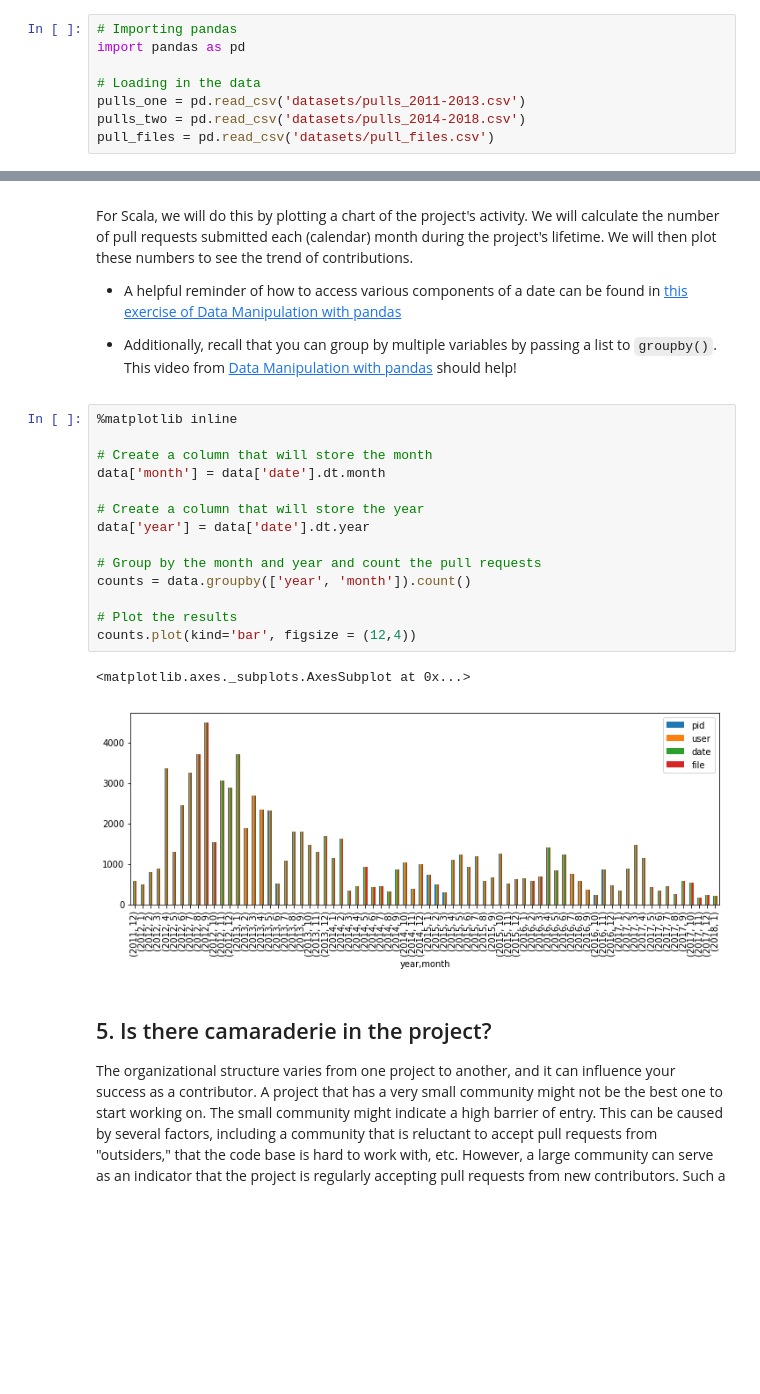
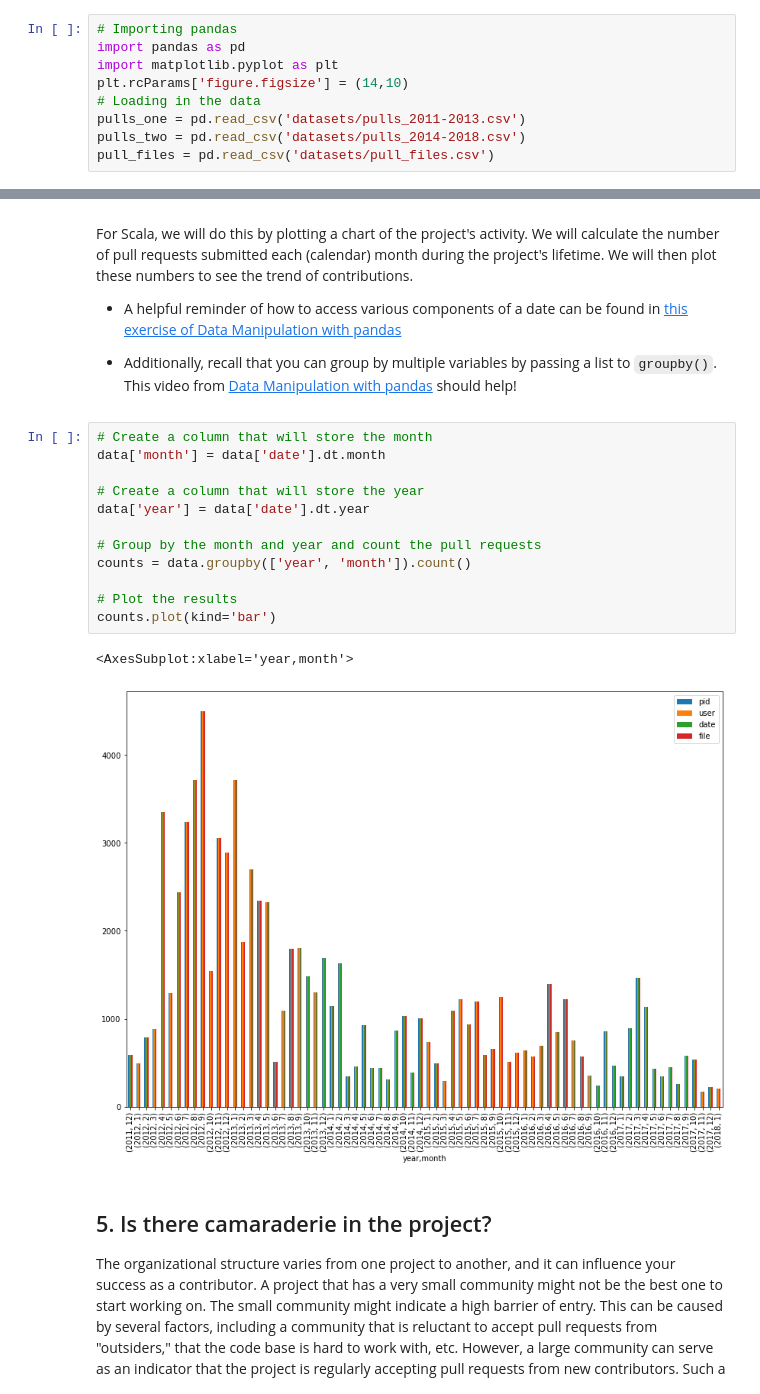
Before and after one commit to Az-Data/DataCamp-Guided-Projects, a Jupyter notebook: The GitHub history of the scala language/notebook.ipynb, the cells around one changed output, grey strips where cells are left out. Cells and saved outputs as stored; diff of their text form; blank space fills up the shorter version.

```diff
--- a/The GitHub history of the scala language/notebook.ipynb
+++ b/The GitHub history of the scala language/notebook.ipynb
@@ -12,7 +12,8 @@
 # %%
 # Importing pandas
 import pandas as pd
-
+import matplotlib.pyplot as plt
+plt.rcParams['figure.figsize'] = (14,10)
 # Loading in the data
 pulls_one = pd.read_csv('datasets/pulls_2011-2013.csv')
 pulls_two = pd.read_csv('datasets/pulls_2014-2018.csv')
@@ -73,22 +74,20 @@ data.head()
 <li><p>Additionally, recall that you can group by multiple variables by passing a list to <code>groupby()</code>. This video from <a href="https://campus.datacamp.com/courses/data-manipulation-with-pandas/aggregating-data-ad6d4643-0e95-470c-8299-f69cc4c83de8?ex=9">Data Manipulation with pandas</a> should help!</p></li>
 </ul>
 # %%
-%matplotlib inline
-
 # Create a column that will store the month
 data['month'] = data['date'].dt.month
 
 # Create a column that will store the year
 data['year'] = data['date'].dt.year
 
 # Group by the month and year and count the pull requests
 counts = data.groupby(['year', 'month']).count()
 
 # Plot the results
-counts.plot(kind='bar', figsize = (12,4))
+counts.plot(kind='bar')
 # %% [output]
-<matplotlib.axes._subplots.AxesSubplot at 0x...>
+<AxesSubplot:xlabel='year,month'>
-[figure, old version]
+[figure, new version]
 # %% [markdown]
 ## 5. Is there camaraderie in the project?
 <p>The organizational structure varies from one project to another, and it can influence your success as a contributor. A project that has a very small community might not be the best one to start working on. The small community might indicate a high barrier of entry. This can be caused by several factors, including a community that is reluctant to accept pull requests from "outsiders," that the code base is hard to work with, etc. However, a large community can serve as an indicator that the project is regularly accepting pull requests from new contributors. Such a project would be a good place to start.</p>
```
Also changed, not shown: parts of 3 cells of this notebook, 14 other files.
